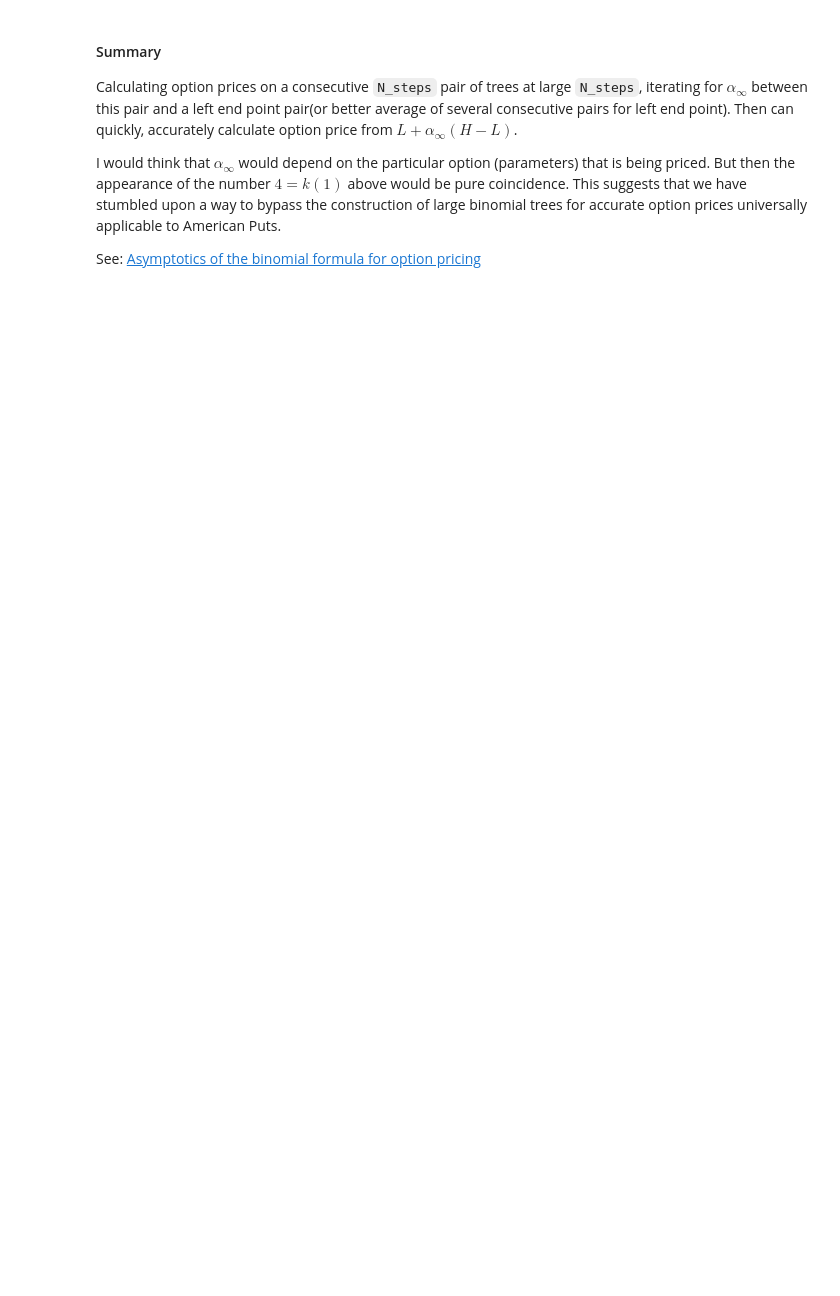
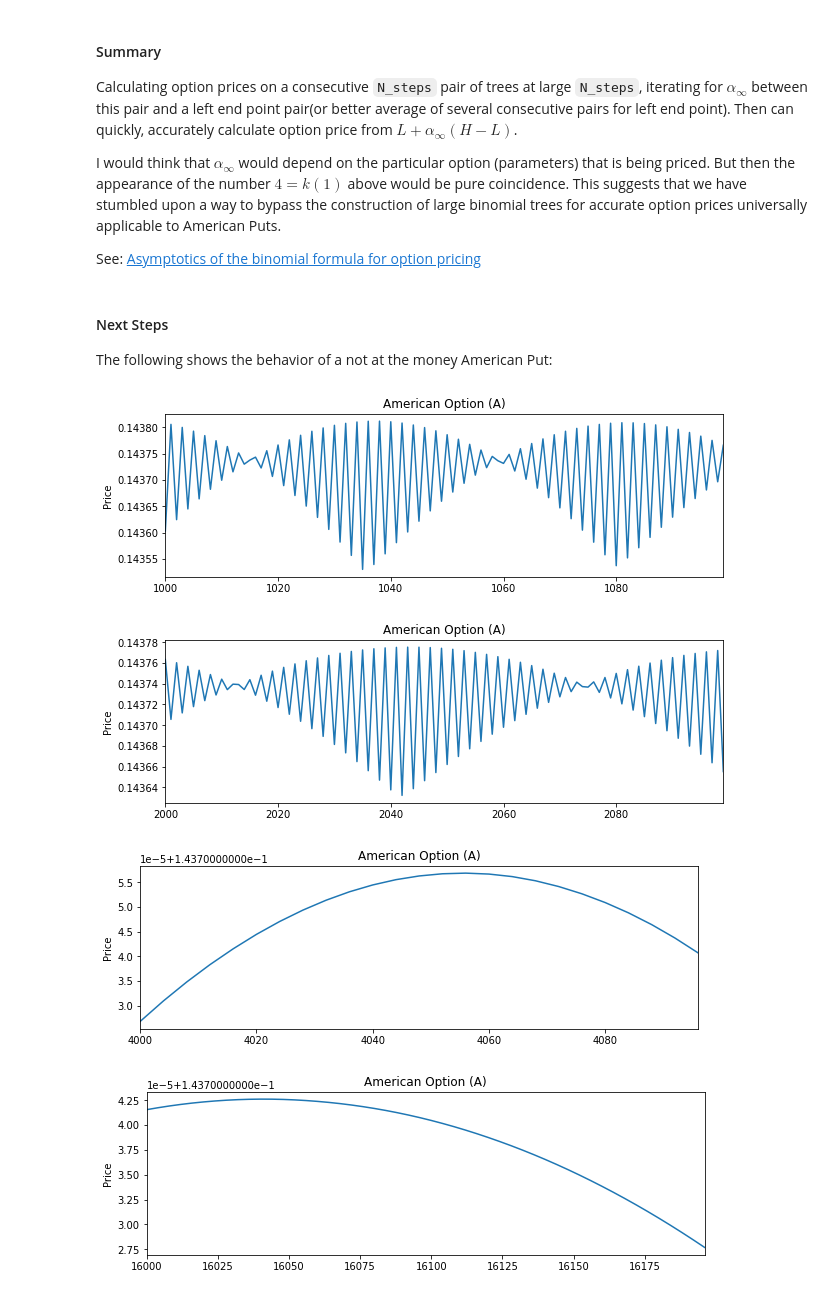
Before and after one commit to dslowik44/Option_Pricing, a Jupyter notebook: Doc_Ctrl_Var2.ipynb, the cells around one changed output. Saved outputs shown, nothing was run; the diff lists cells and outputs as text; code cells hidden in the pictures; blank space fills up the shorter version.

Commit message:
Added 'Next Steps' section to Doc_Ctrl_Var2.ipynb

```diff
--- a/Doc_Ctrl_Var2.ipynb
+++ b/Doc_Ctrl_Var2.ipynb
@@ -488,3 +427,6 @@ Calculating option prices on a consecutive `N_steps` pair of trees at large `N_s
 I would think that $\alpha_\infty$ would depend on the particular option (parameters) that is being priced. But then the appearance of the number $4=k(1)$ above would be pure coincidence. This suggests that we have stumbled upon a way to bypass the construction of large binomial trees for accurate option prices universally applicable to American Puts.
 
 See: [Asymptotics of the binomial formula for option pricing](http://math.unice.fr/~diener/crr/crreng.ps)
+# %% [markdown]
+#### Next Steps
+The following shows the behavior of a not at the money American Put:
@@ -490,0 +496,41 @@ See: [Asymptotics of the binomial formula for option pricing](http://math.unice.
+# %%
+import numpy as np
+import math
+import matplotlib.pyplot as plt
+
+N_steps, a = np.loadtxt("prcs_1000.csv", delimiter=',', unpack=True)
+fig, ax = plt.subplots(1, 1, figsize=(10,3))
+ax.plot(N_steps, a)
+ax.set_title("American Option (A)")
+ax.set_xlim(N_steps[0], N_steps[-1])
+ax.set_ylabel('Price')
+plt.show()
+
+N_steps, a = np.loadtxt("prcs_2000.csv", delimiter=',', unpack=True)
+fig, ax = plt.subplots(1, 1, figsize=(10,3))
+ax.plot(N_steps, a)
+ax.set_title("American Option (A)")
+ax.set_xlim(N_steps[0], N_steps[-1])
+ax.set_ylabel('Price')
+plt.show()
+
+N_steps, a = np.loadtxt("prcs_4000.csv", delimiter=',', unpack=True)
+fig, ax = plt.subplots(1, 1, figsize=(10,3))
+ax.plot(N_steps, a)
+ax.set_title("American Option (A)")
+ax.set_xlim(N_steps[0], N_steps[-1])
+ax.set_ylabel('Price')
+plt.show()
+
+N_steps, a = np.loadtxt("prcs_16000.csv", delimiter=',', unpack=True)
+fig, ax = plt.subplots(1, 1, figsize=(10,3))
+ax.plot(N_steps, a)
+ax.set_title("American Option (A)")
+ax.set_xlim(N_steps[0], N_steps[-1])
+ax.set_ylabel('Price')
+plt.show()
+# %% [output]
+[figure, added]
+[figure, added]
+[figure, added]
+[figure, added]
```
Also changed, not shown: parts of 13 cells of this notebook, 4 other files.
